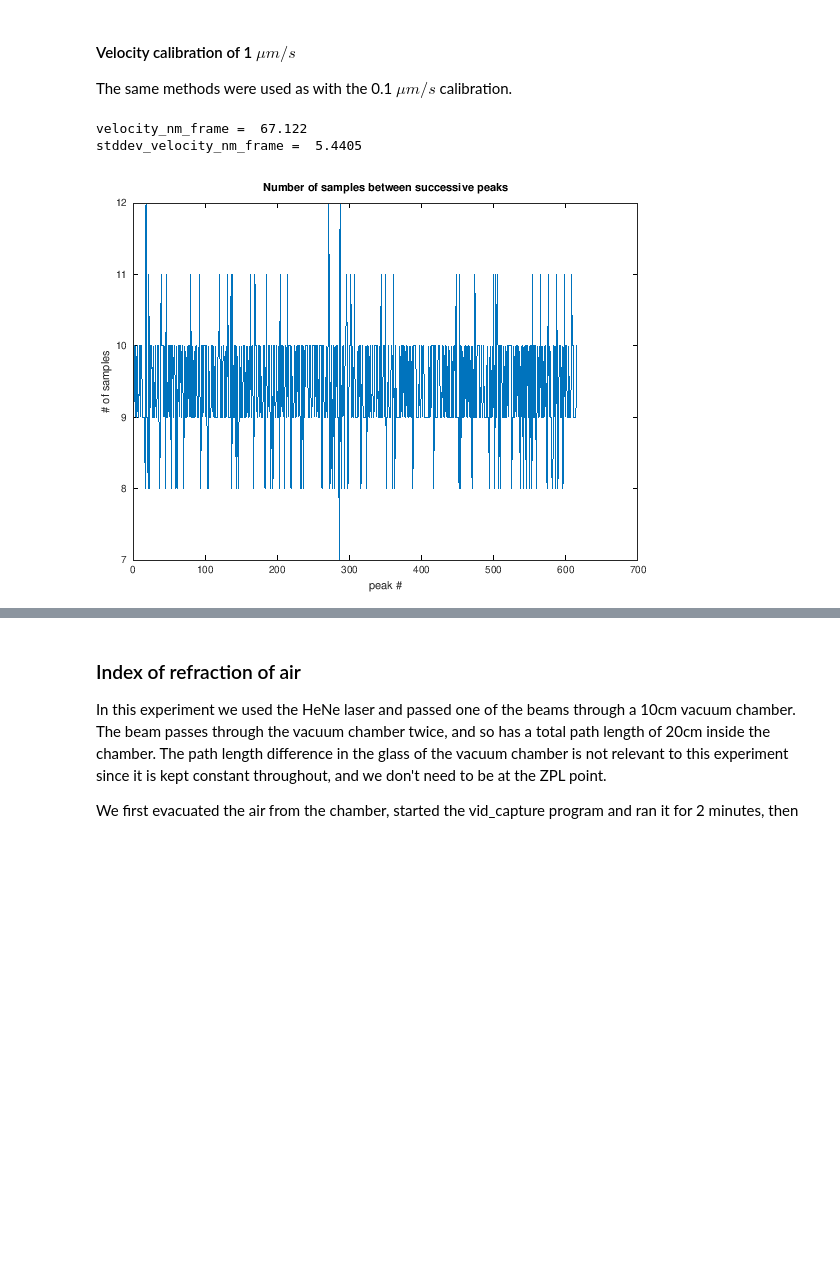
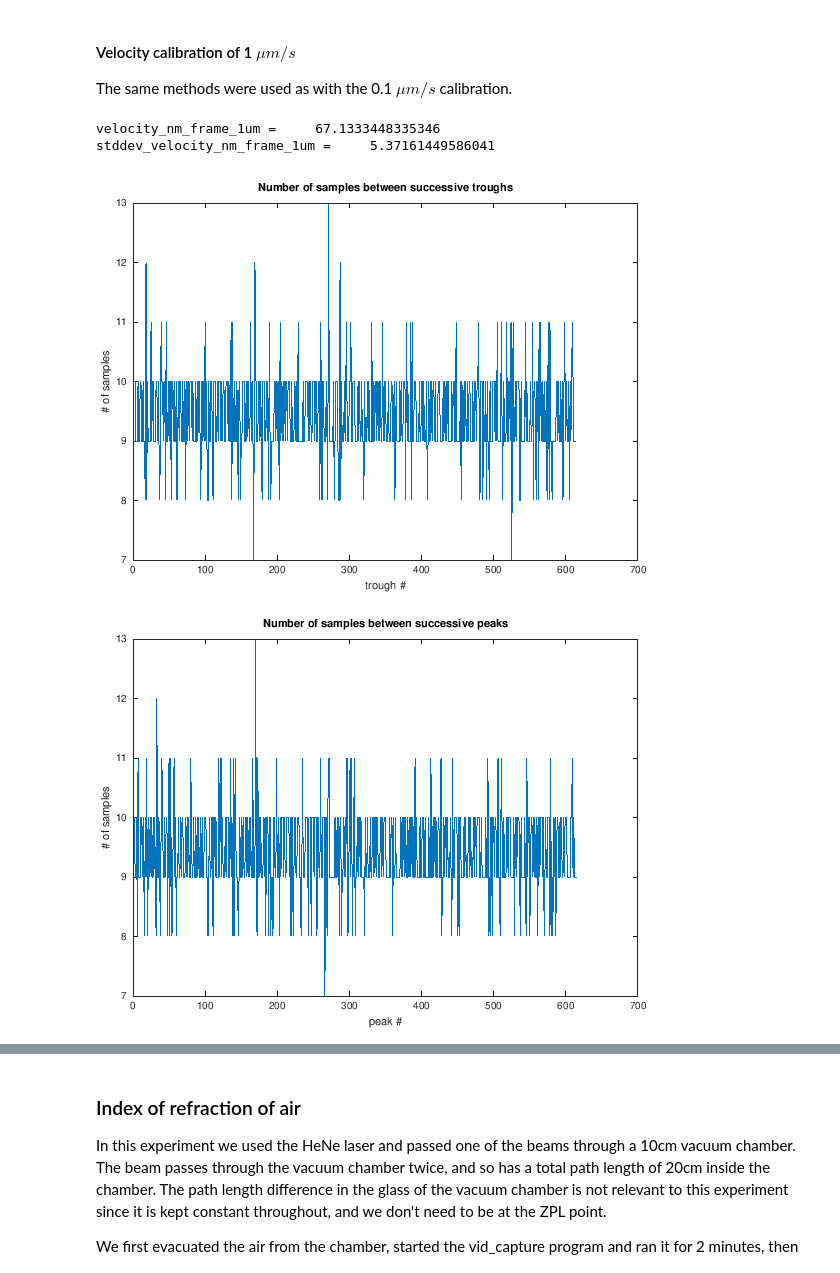
Before and after one commit to jtroo/phys408-lab1, a Jupyter notebook: notebook.ipynb, the cells around one changed output, grey strips where cells are left out. Drawn from its saved outputs; the diff is of its cells as text; code cells hidden in the pictures; blank space fills up the shorter version.

```diff
--- a/notebook.ipynb
+++ b/notebook.ipynb
@@ -291,15 +288,22 @@ end
 # %%
 % The low and high for hysteresis counts were chosen visually by looking
 % at the plot of the processed intensity data.
-diffs = hysteresis_diffs(6500, 19000, data);
+[diffs, diffs2] = hysteresis_diffs(8000, 17000, data);
+figure(1)
 plot(diffs);
 title('Number of samples between successive peaks (0.1um/s)')
 xlabel('peak #')
 ylabel('# of samples')
 
-mean_diffs = mean(diffs);
-std_diffs = std(diffs);
-velocity_nm_frame = 632.8 / mean(diffs)
-std_dev_velocity_nm_frame = velocity_nm_frame * std_diffs / mean_diffs
+figure(2);
+plot(diffs2);
+title('Number of samples between successive troughs (0.1um/s)')
+xlabel('trough #')
+ylabel('# of samples')
+
+mean_diffs = mean([diffs diffs2]);
+std_diffs = std([diffs diffs2]);
+velocity_nm_frame_0_1us = 632.8 / mean_diffs
+std_dev_velocity_nm_frame_0_1us = velocity_nm_frame_0_1us * std_diffs / mean_diffs
 # velocity_nm_sec = velocity_nm_frame * 30
 # %% [output]
@@ -324,18 +329,26 @@ for i = 1:length(data)-average_width
 end
 # %%
 data = v2;
-diffs = hysteresis_diffs(10000, 16000, data);
+[diffs diffs2] = hysteresis_diffs(10000, 16000, data);
 
+figure(1)
 plot(diffs);
 title('Number of samples between successive peaks')
 xlabel('peak #')
 ylabel('# of samples')
 
-mean_diffs = mean(diffs);
-stddev_diffs = std(diffs);
-velocity_nm_frame = 632.8 / mean(diffs)
-stddev_velocity_nm_frame = velocity_nm_frame * stddev_diffs / mean_diffs
+figure(2)
+plot(diffs2);
+title('Number of samples between successive troughs')
+xlabel('trough #')
+ylabel('# of samples')
+
+mean_diffs = mean([diffs diffs2]);
+stddev_diffs = std([diffs diffs2]);
+velocity_nm_frame_1um = 632.8 / mean(diffs)
+stddev_velocity_nm_frame_1um = velocity_nm_frame_1um * stddev_diffs / mean_diffs
 # %% [output]
-velocity_nm_frame =  67.122
-stddev_velocity_nm_frame =  5.4405
+velocity_nm_frame_1um =     67.1333448335346
+stddev_velocity_nm_frame_1um =     5.37161449586041
-[figure, old version]
+[figure, new version]
+[figure, added]
```
Also changed, not shown: parts of 13 cells of this notebook, 1 other file.
